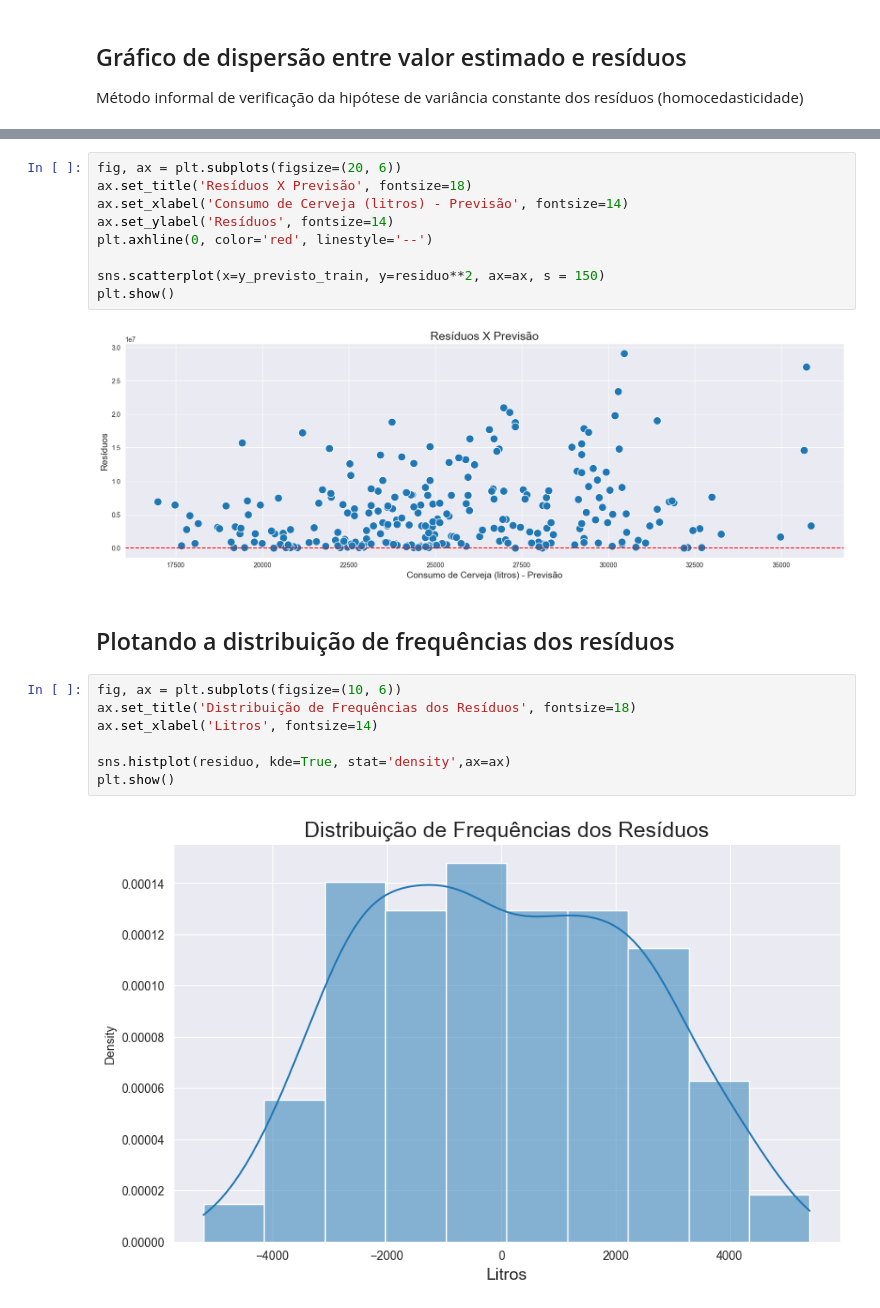
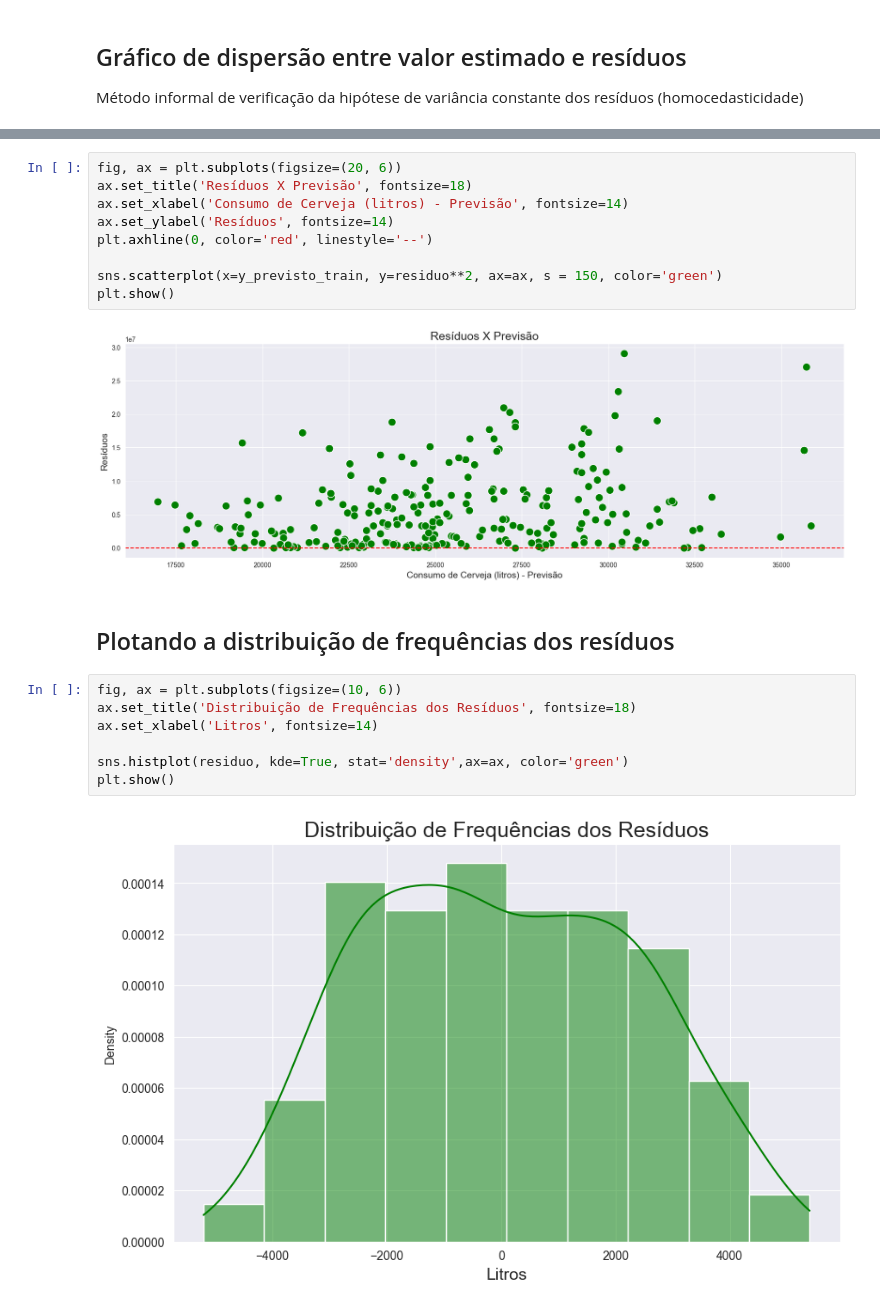
Before and after one commit to espeditoalves/MLBeerRegression, a Jupyter notebook: Notebooks/03_Analise_resultados.ipynb, the cells around one changed output, grey strips where cells are left out. Cells and saved outputs as stored; diff of their text form.

```diff
--- a/Notebooks/03_Analise_resultados.ipynb
+++ b/Notebooks/03_Analise_resultados.ipynb
@@ -214,18 +214,18 @@ ax.set_xlabel('Consumo de Cerveja (litros) - Previsão', fontsize=14)
 ax.set_ylabel('Resíduos', fontsize=14)
 plt.axhline(0, color='red', linestyle='--')
 
-sns.scatterplot(x=y_previsto_train, y=residuo**2, ax=ax, s = 150)
+sns.scatterplot(x=y_previsto_train, y=residuo**2, ax=ax, s = 150, color='green')
 plt.show()
 # %% [output]
-[figure, old version]
+[figure, new version]
 # %% [markdown]
 ## Plotando a distribuição de frequências dos resíduos
 # %%
 fig, ax = plt.subplots(figsize=(10, 6))
 ax.set_title('Distribuição de Frequências dos Resíduos', fontsize=18)
 ax.set_xlabel('Litros', fontsize=14)
 
-sns.histplot(residuo, kde=True, stat='density',ax=ax)
+sns.histplot(residuo, kde=True, stat='density',ax=ax, color='green')
 plt.show()
 # %% [output]
-[figure, old version]
+[figure, new version]
```
Also changed, not shown: parts of 2 cells of this notebook, 2 other files.
